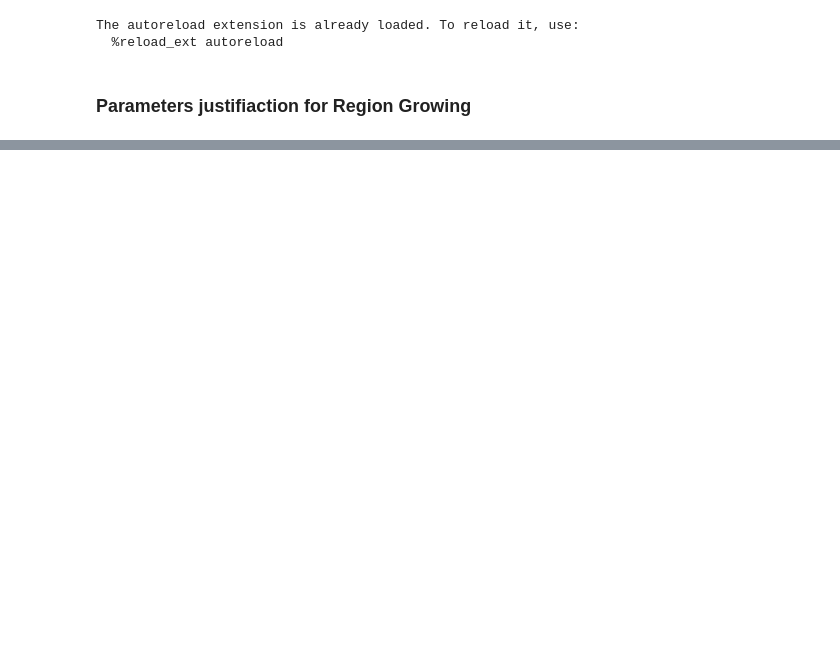
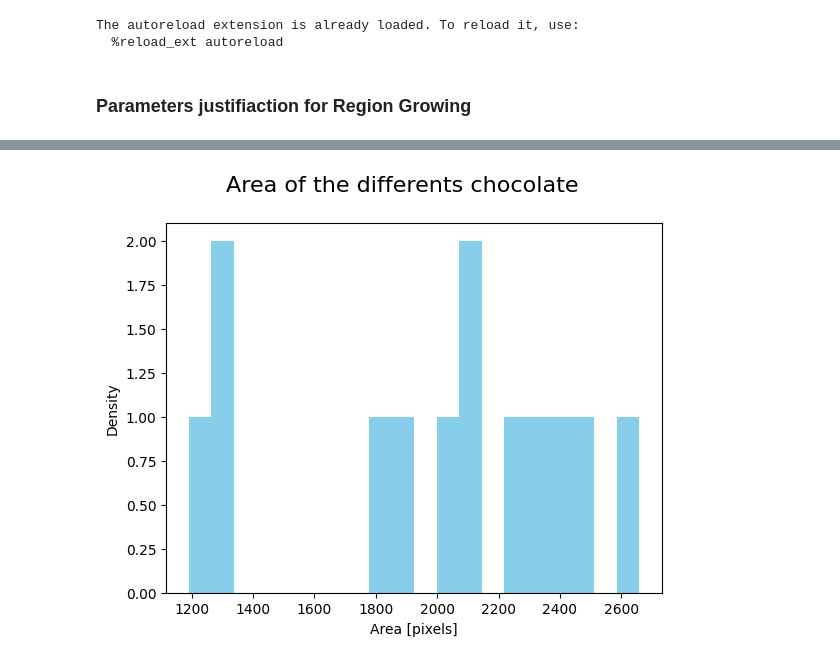
Before and after one commit to bastienchesaux/iapr_group8, a Jupyter notebook: project/RegionGrow_Watershed_justification.ipynb, the cells around one changed output, grey strips where cells are left out. Saved outputs shown, nothing was run; the diff lists cells and outputs as text; code cells hidden in the pictures; blank space fills up the shorter version.

```diff
--- a/project/RegionGrow_Watershed_justification.ipynb
+++ b/project/RegionGrow_Watershed_justification.ipynb
@@ -59,0 +104,29 @@ KeyboardInterrupt:
+# %%
+reference_data_path = '../data/dataset_project_iapr2025/references'
+reference_mask_data_path = '../data/dataset_project_iapr2025/references_annotated'
+
+chocolate_number = 13
+
+sizes_distribution = np.zeros((chocolate_number))
+
+for i, filename in enumerate(tqdm(os.listdir(reference_data_path))):
+    full_path = os.path.join(reference_data_path, filename)
+    if os.path.isfile(full_path):
+
+        name, _ = os.path.splitext(filename)
+        mask_filename = name + '_annotated.tif'
+        mask_path = os.path.join(reference_mask_data_path, mask_filename)
+        mask = np.array(Image.open(mask_path))
+
+        mask = skim.measure.block_reduce(mask, block_size=(10,10), func=np.median)
+        mask = mask.astype(bool)
+
+        sizes_distribution[i] = np.count_nonzero(mask)
+# %%
+plt.hist(sizes_distribution, bins=20, color='skyblue')
+plt.xlabel('Area [pixels]')
+plt.ylabel('Density')
+plt.suptitle('Area of the differents chocolate ', fontsize=16)
+plt.show()
+# %% [output]
+[figure, added]
```
Also changed, not shown: parts of 6 cells of this notebook, 1 other file.
